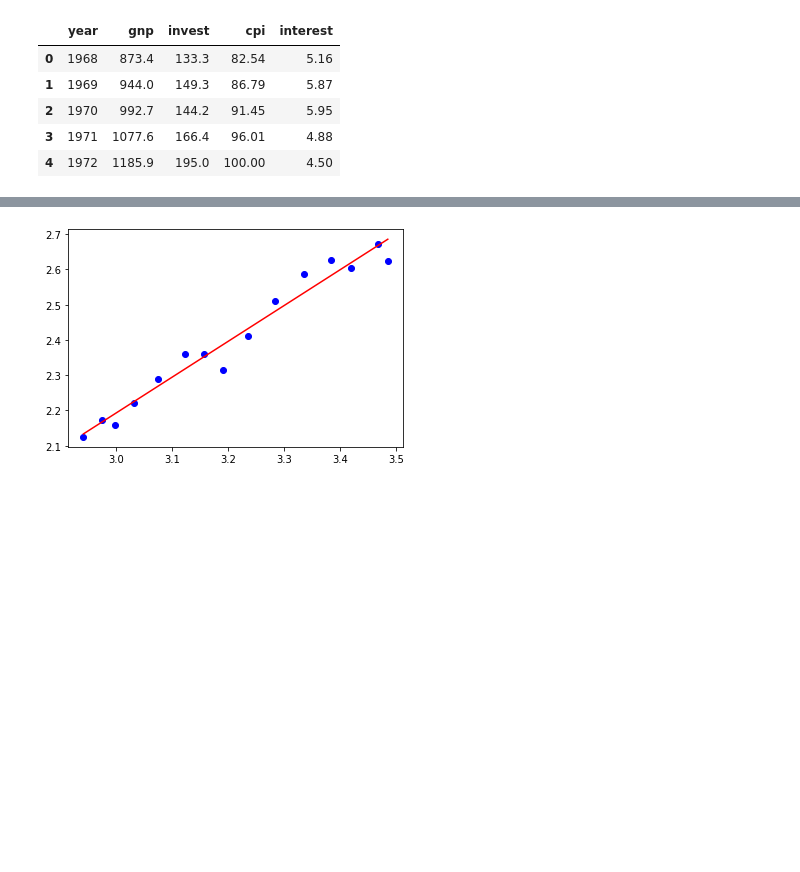
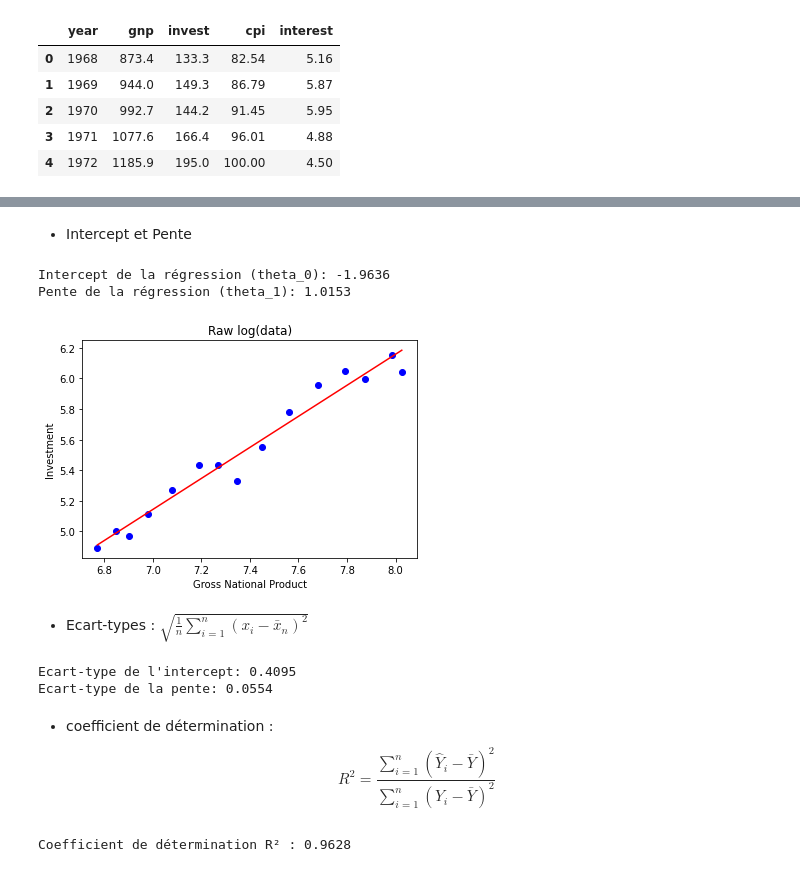
Before and after one commit to VictorLEDEZ/tp_1_proba_victor_ledez, a Jupyter notebook: ledez.ipynb, the cells around one changed output, grey strips where cells are left out. Drawn from its saved outputs; the diff is of its cells as text; code cells hidden in the pictures; blank space fills up the shorter version.

```diff
--- a/ledez.ipynb
+++ b/ledez.ipynb
@@ -23,6 +28,10 @@ data.head()
 # %%
-data['gnp_log_10'] = np.log10(data['gnp'])
-data['invest_log_10'] = np.log10(data['invest'])
+data['gnp_log_10'] = np.log(data['gnp'])
+data['invest_log_10'] = np.log(data['invest'])
+
 plt.plot(data['gnp_log_10'], data['invest_log_10'], 'bo')
+plt.title("Raw log(data)")
+plt.xlabel("Gross National Product")
+plt.ylabel("Investment")
 plt.show()
 # %% [output]
@@ -64,8 +60,71 @@ theta 1: 1.02, theta 0: -0.85
+# %% [markdown]
+- Intercept et Pente
+# %%
+def calculate_X(abscissa):
+    return np.array(data[abscissa]).reshape(-1, 1)
+
+def calculate_Z(X):
+    return np.array([[1, x[0]] for x in X])
+
+def calculate_Y(ordinate):
+    return np.array(data[ordinate]).reshape(-1, 1)
+
+def calculate_thetas(Y, Z):
+    return inv(Z.T@Z)@Z.T@Y
+# %%
+X = calculate_X('gnp_log_10')
+Y = calculate_Y('invest_log_10')
+Z = calculate_Z(X)
+# %%
+thetas = calculate_thetas(Y, Z)
+theta_0 = thetas[0][0]
+theta_1 = thetas[1][0]
+# %%
+print(f'Intercept de la régression (theta_0): {theta_0:.4f}')
+print(f'Pente de la régression (theta_1): {theta_1:.4f}')
+# %% [output]
+Intercept de la régression (theta_0): -1.9636
+Pente de la régression (theta_1): 1.0153
 # %%
 ols = theta_1 * data['gnp_log_10'] + theta_0
 
 plt.plot(data['gnp_log_10'], data['invest_log_10'], 'bo')
 plt.plot(data['gnp_log_10'], ols, 'r')
+plt.title("Raw log(data)")
+plt.xlabel("Gross National Product")
+plt.ylabel("Investment")
 plt.show()
 # %% [output]
-[figure, old version]
+[figure, new version]
+# %% [markdown]
+- Ecart-types : $\sqrt{\frac{1}{n} \sum_{i=1}^n (x_{i} - \bar{x}_{n})^2}$
+# %%
+def calculate_standard_residuals(Z, Y, thetas):
+    return np.sqrt(((Z@thetas - Y) ** 2).sum() / (X.shape[0] - X.shape[1] - 1))
+
+
+def calculate_standard_deviations(Z, Y, thetas):
+    return calculate_standard_residuals(Z, Y, thetas) * np.sqrt(np.diag(inv(Z.T@Z)))
+
+
+theta_0_standard, theta_1_standard = calculate_standard_deviations(
+    Z, Y, thetas)
+
+print(f'Ecart-type de l\'intercept: {theta_0_standard:.4f}')
+print(f'Ecart-type de la pente: {theta_1_standard:.4f}')
+# %% [output]
+Ecart-type de l'intercept: 0.4095
+Ecart-type de la pente: 0.0554
+# %% [markdown]
+- coefficient de détermination : $$R^2 = \frac{\sum_{i=1}^n{(\hat{Y}_i - \bar{Y})^2}}{\sum_{i=1}^n{(Y_i - \bar{Y})^2}}$$
+# %%
+def calculate_r2(Z,Y,thetas):
+    numerator = ((Z@thetas - Y.mean()) ** 2).sum()
+    denumarator = ((Y - Y.mean()) ** 2).sum()
+    return numerator / denumarator
+
+r2 = calculate_r2(Z, Y, thetas)
+
+print(f'Coefficient de détermination R² : {r2:.4f}')
+# %% [output]
+Coefficient de détermination R² : 0.9628
```
Also changed, not shown: parts of 26 cells of this notebook, 1 other file.
